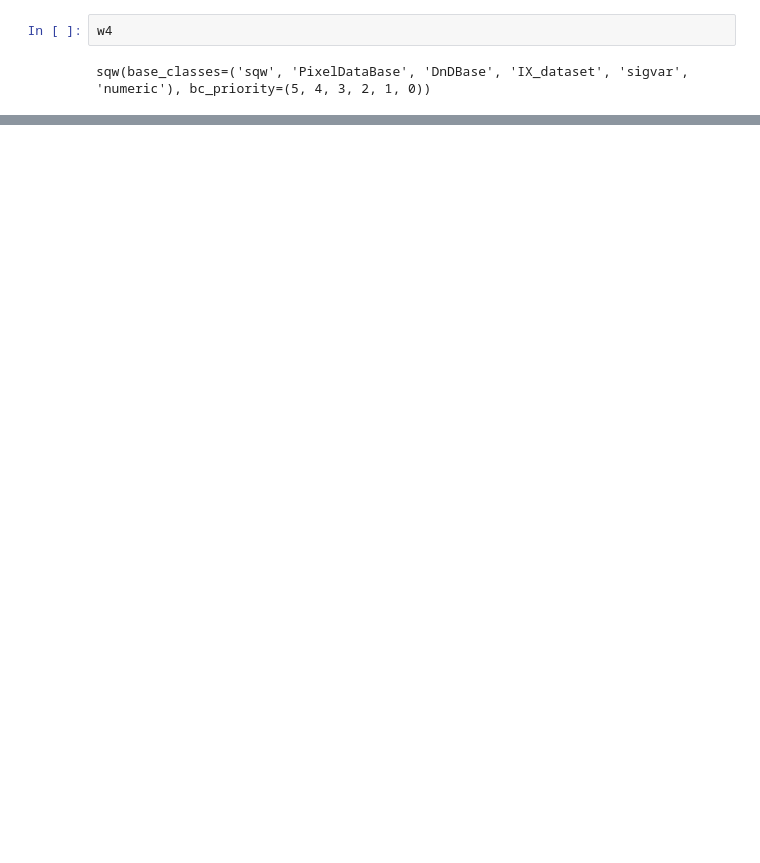
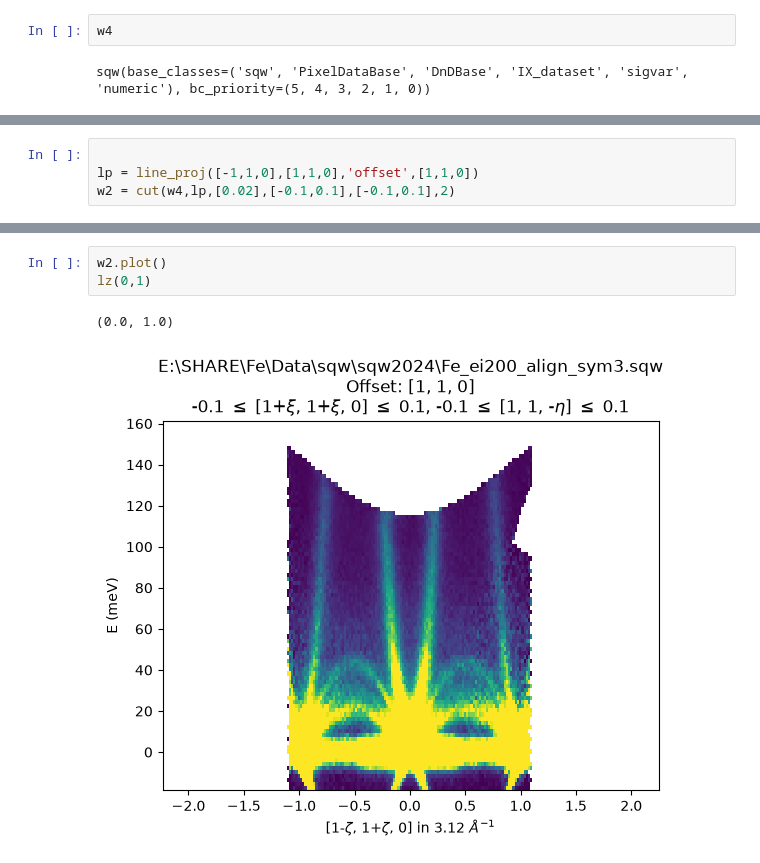
Before and after one commit to abuts/Horace, a Jupyter notebook: demo/cuts.ipynb, the cells around one changed output, grey strips where cells are left out. Cells and saved outputs as stored; diff of their text form; blank space fills up the shorter version.

```diff
--- a/demo/cuts.ipynb
+++ b/demo/cuts.ipynb
@@ -20,0 +38,4 @@ NameError: name 'pd' is not defined
+# %%
+
+lp = line_proj([-1,1,0],[1,1,0],'offset',[1,1,0])
+w2 = cut(w4,lp,[0.02],[-0.1,0.1],[-0.1,0.1],2)
@@ -20,0 +48,6 @@ NameError: name 'pd' is not defined
+# %%
+w2.plot()
+lz(0,1)
+# %% [output]
+(0.0, 1.0)
+[figure, added]
```
Also changed, not shown: parts of 11 cells of this notebook, 16 other files.
